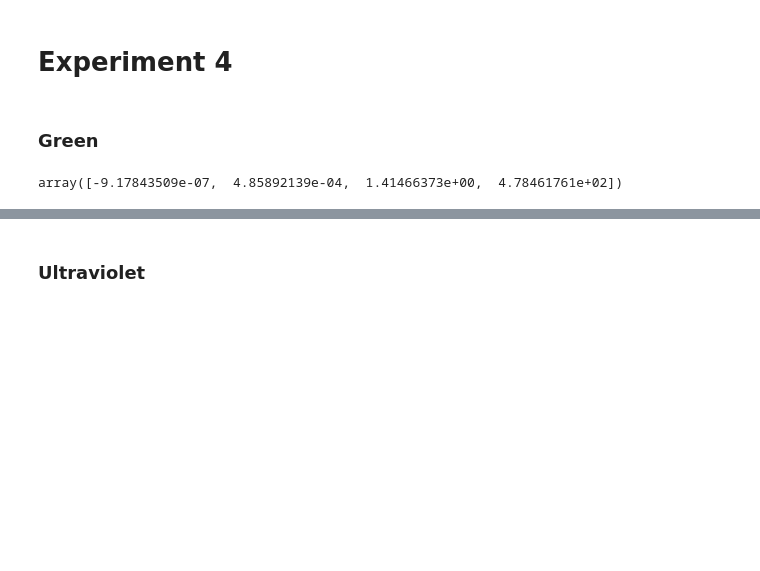
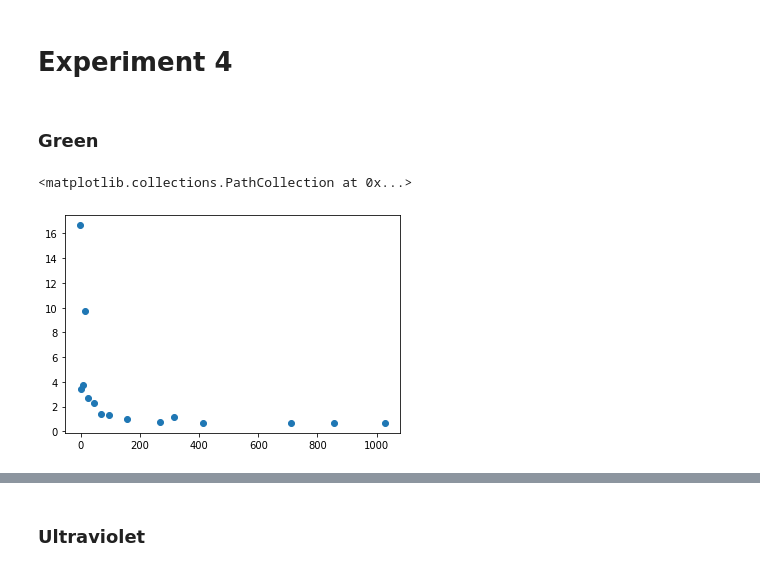
Before and after one commit to AyushmaanAggarwal/Physics-5CL, a Jupyter notebook: Lab 04/In Lab Calculations.ipynb, the cells around one changed output, grey strips where cells are left out. Cells and saved outputs as stored; diff of their text form; code cells hidden in the pictures; blank space fills up the shorter version.

```diff
--- a/Lab 04/In Lab Calculations.ipynb
+++ b/Lab 04/In Lab Calculations.ipynb
@@ -196,5 +199,15 @@ Current = [488, 336, 202,  112,  80,  56,   34,   18,   14,    5,    0, -3, 637,
 assert len(Voltage) == len(Current)
-# %%
-const
-# %% [output]
-array([-9.17843509e-07,  4.85892139e-04,  1.41466373e+00,  4.78461761e+02])
+# %%
+convolve = lambda x, w=3: np.convolve(x, np.ones(w), 'valid') / w
+slopes = np.array([(Voltage[i+1]-Voltage[i])/(Current[i+1]-Current[i]) for i in range(len(Voltage)-1)])
+pos_slope = np.array([(Current[i+1]+Current[i])/2.0 for i in range(len(Voltage)-1)])
+#slopes = convolve(slopes)
+#pos_slope = convolve(pos_slope)
+#slopes2 = np.array([(slopes[i+1]-slopes[i])/(pos_slope[i+1]-pos_slope[i]) for i in range(len(pos_slope)-1)])
+#pos_slope2 = np.array([(pos_slope[i+1]+pos_slope[i])/2.0 for i in range(len(pos_slope)-1)])
+# %%
+#plt.scatter(pos_slope, slopes, color='r')
+plt.scatter(pos_slope, slopes)
+# %% [output]
+<matplotlib.collections.PathCollection at 0x...>
+[figure, added]
```
Also changed, not shown: parts of 8 cells of this notebook, 2 other files.
